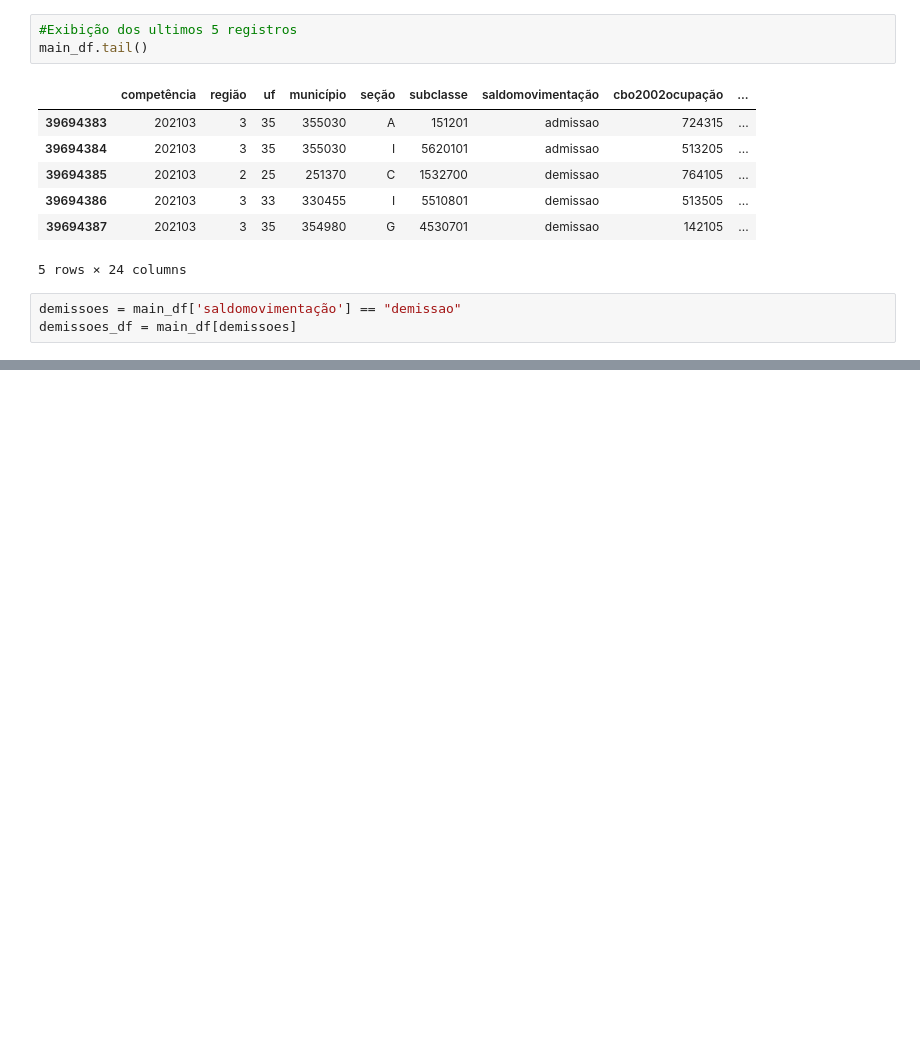
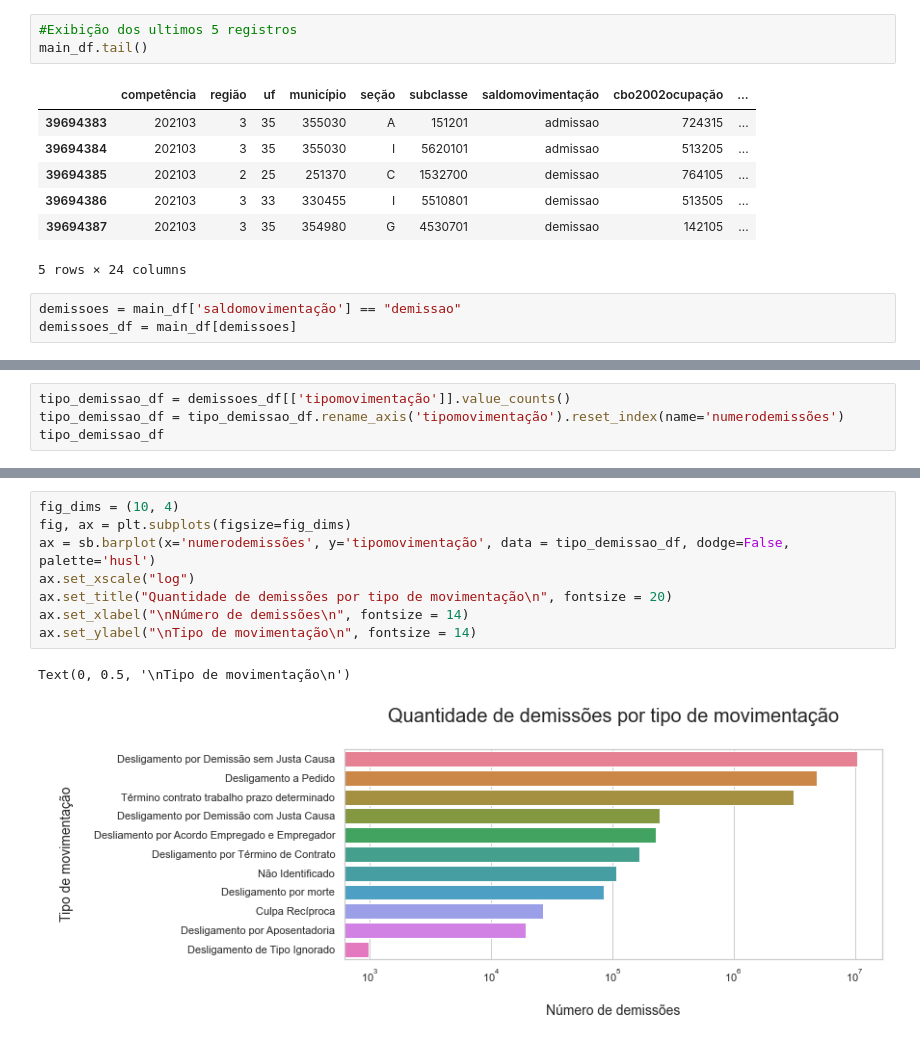
Before and after one commit to wesleyvs/estatistica-trabalho-bdne, a Jupyter notebook: 4_quantidade_demissao_tipo.ipynb, the cells around one changed output, grey strips where cells are left out. Drawn from its saved outputs; the diff is of its cells as text; blank space fills up the shorter version.

```diff
--- a/4_quantidade_demissao_tipo.ipynb
+++ b/4_quantidade_demissao_tipo.ipynb
@@ -105,0 +88,4 @@ dtype: int64
+# %%
+tipo_demissao_df = demissoes_df[['tipomovimentação']].value_counts()
+tipo_demissao_df = tipo_demissao_df.rename_axis('tipomovimentação').reset_index(name='numerodemissões')
+tipo_demissao_df
@@ -105,0 +105,11 @@ dtype: int64
+# %%
+fig_dims = (10, 4)
+fig, ax = plt.subplots(figsize=fig_dims)
+ax = sb.barplot(x='numerodemissões', y='tipomovimentação', data = tipo_demissao_df, dodge=False, palette='husl')
+ax.set_xscale("log")
+ax.set_title("Quantidade de demissões por tipo de movimentação\n", fontsize = 20)
+ax.set_xlabel("\nNúmero de demissões\n", fontsize = 14)
+ax.set_ylabel("\nTipo de movimentação\n", fontsize = 14)
+# %% [output]
+Text(0, 0.5, '\nTipo de movimentação\n')
+[figure, added]
```
Also changed, not shown: parts of 7 cells of this notebook.
